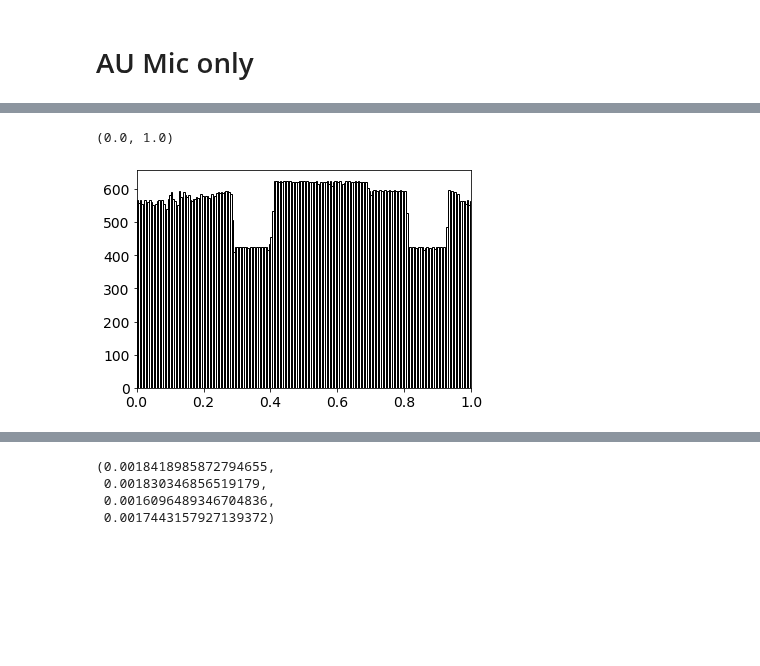
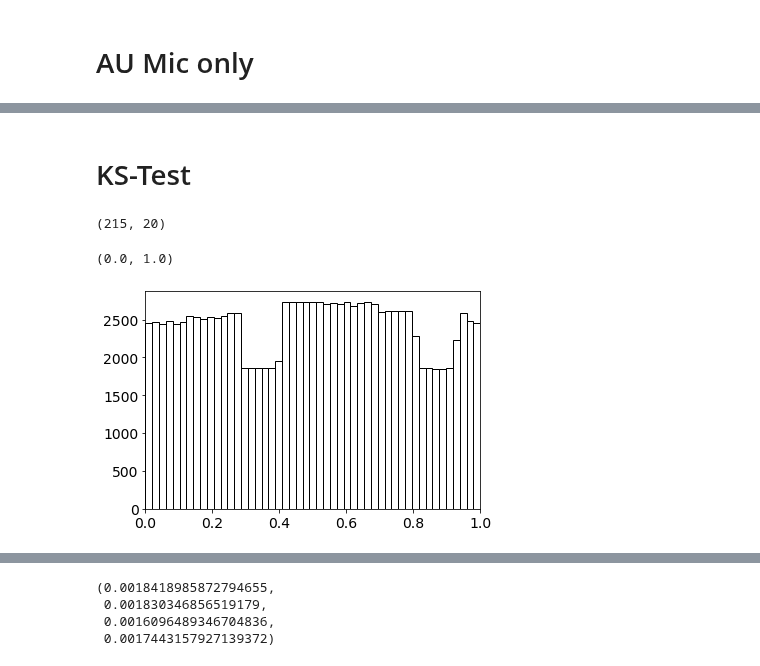
Before and after one commit to ekaterinailin/flaring-spi, a Jupyter notebook: notebooks/phase_coverage.ipynb, the cells around one changed output, grey strips where cells are left out. Saved outputs shown, nothing was run; the diff lists cells and outputs as text; code cells hidden in the pictures; blank space fills up the shorter version.

```diff
--- a/notebooks/phase_coverage.ipynb
+++ b/notebooks/phase_coverage.ipynb
@@ -112 +114,3 @@ bins = np.linspace(0,1,216)
 # bins
+# %%
+aumicphases = pd.DataFrame()
@@ -112,0 +171,36 @@ bins = np.linspace(0,1,216)
+# %%
+aumic = aumic.sort_values(by="ed_rec", ascending=True).iloc[:108]
+# %%
+for b in [10,20,40,80,100,200]:
+    bins = np.linspace(0,1,b)
+    aumicphases = pd.DataFrame()
+    for qcs in [1,27]:
+        lc = pd.read_csv(f"../results/observedtimes/AU Mic_{qcs}_0_TESS.csv")
+        counts, bins = np.histogram(lc.phase.values, bins=bins)
+        aumicphases[qcs] = counts
+
+
+
+    phases = []
+    for j, row in aumic.iterrows():
+        try:
+            lc = pd.read_csv(f"../results/observedtimes/AU Mic_{row.qcs}_0_TESS.csv")
+            phases.append(lc.phase[np.argmin(np.abs(lc.time-row.tstart))])
+        except Exception as e:
+            print(e)
+            phases.append(np.nan)
+
+    counts, bins = np.histogram(phases, bins=bins)
+
+    plt.figure(figsize=(11,7))
+    plt.errorbar((bins[:-1]+bins[1:]) / 2,
+                 counts / aumicphases.sum(axis=1).values,
+                 yerr = np.sqrt(counts) / aumicphases.sum(axis=1).values,
+                 c='k',fmt="o")
+    # plt.plot((bins[:-1]+bins[1:]) / 2,lin)
+    plt.xlim(0,1)
+    plt.ylabel("flare start epochs / all epochs")
+    plt.xlabel("orbital phase")
+    plt.title("AU Mic")
+    # plt.ylim(cumfreq[0],np.max(cumfreq))
+    plt.savefig(f"../results/plots/AUMic_flare_phases_{b}_bins_108_smallest.png", dpi=300)
@@ -112,0 +214,2 @@ bins = np.linspace(0,1,216)
+# %% [markdown]
+# KS-Test
@@ -113,3 +223,9 @@ bins = np.linspace(0,1,216)
+# %%
+aumic.shape
+# %% [output]
+(215, 20)
+# %%
+bins = np.linspace(0,1,50)
 # %%
 aumicphases = pd.DataFrame()
 # %%
@@ -118,8 +234,11 @@ for qcs in [1,27]:
     counts, bins = np.histogram(lc.phase.values, bins=bins)
     aumicphases[qcs] = counts
 # %%
-plt.bar((bins[:-1]+bins[1:]) / 2, aumicphases.sum(axis=1).values, width = bins[1]-bins[0],facecolor="w", edgecolor="k")
+plt.bar((bins[:-1]+bins[1:]) / 2,
+        aumicphases.sum(axis=1).values,
+        width = bins[1]-bins[0],
+        facecolor="w", edgecolor="k")
 plt.xlim(0,1)
 # %% [output]
 (0.0, 1.0)
-[figure, old version]
+[figure, new version]
```
Also changed, not shown: parts of 22 cells of this notebook, 3 other files.
